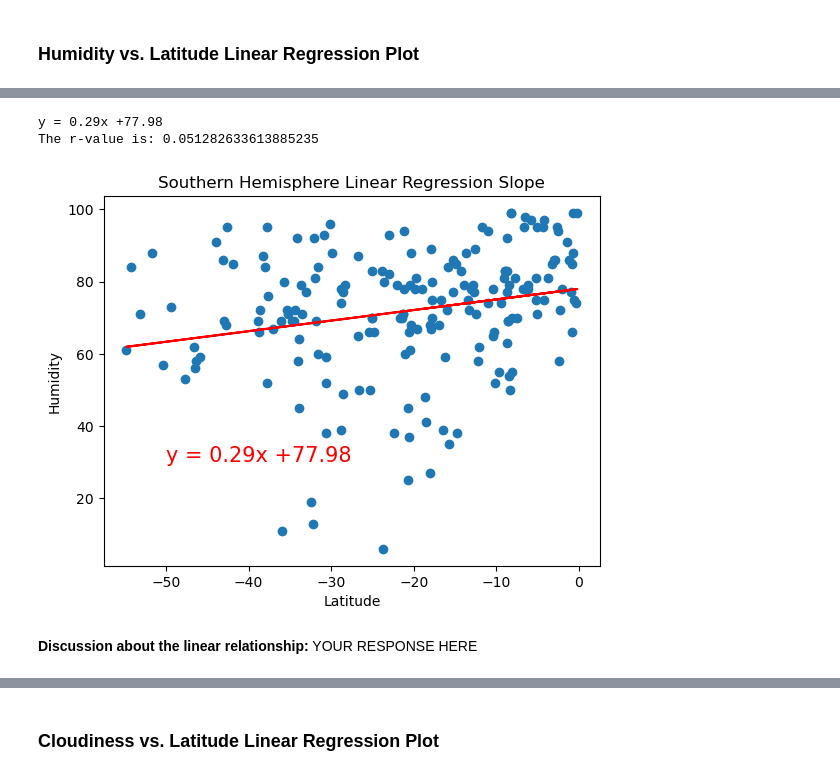
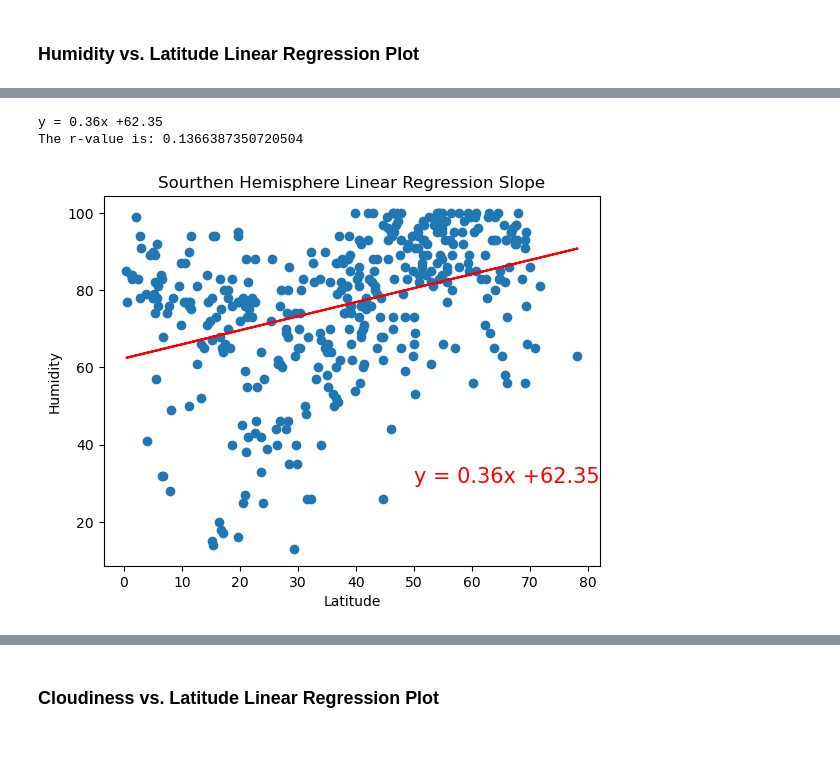
Before and after one commit to AlanBigData/python-api-challenge, a Jupyter notebook: api_prj_files/WeatherPy-alan2.ipynb, the cells around one changed output, grey strips where cells are left out. Saved outputs shown, nothing was run; the diff lists cells and outputs as text; code cells hidden in the pictures; blank space fills up the shorter version.

```diff
--- a/api_prj_files/WeatherPy-alan2.ipynb
+++ b/api_prj_files/WeatherPy-alan2.ipynb
@@ -529,38 +392,6 @@ The r-value is: 0.1536016753494128
-# %%
-# Southern Hemisphere
-x_values = southern_hemi_df["Lat"]
-y_values = southern_hemi_df["Humidity"]
-(slope, intercept, rvalue, pvalue, stderr) = stats.linregress(x_values, y_values)
-
-regress_values = x_values * slope + intercept
-
-
-# Create Northern HF line equation string
-line_eq = "y = " + str(round(slope,2)) + "x +" + str(round(intercept,2))
-print(line_eq)
-
-# Linear regression on Southern Hemisphere
-# Create Plot
-x_values = southern_hemi_df["Lat"]
-y_values = southern_hemi_df["Humidity"]
-(slope, intercept, rvalue, pvalue, stderr) = stats.linregress(x_values, y_values)
-plt.scatter(x_values,y_values)
-plt.plot(x_values,regress_values,"r-")
-
-# Label plot and annotate the line equation
-plt.title("Southern Hemisphere Linear Regression Slope")
-plt.xlabel('Latitude')
-plt.ylabel('Humidity')
-plt.annotate(line_eq,(-50,30),fontsize=15,color="red")
-
-# Print r value
-print(f"The r-value is: {rvalue**2}")
-
-# Show plot
-plt.show()
-# %% [output]
-y = 0.29x +77.98
-The r-value is: 0.051282633613885235
-[figure, removed]
-# %% [markdown]
-**Discussion about the linear relationship:** YOUR RESPONSE HERE
+# %%
+liner_regression_plts(northern_hemi_df['Lat'], northern_hemi_df['Humidity'], "Humidity",(50,30),"Sourthen Hemisphere Linear Regression Slope")
+# %% [output]
+y = 0.36x +62.35
+The r-value is: 0.1366387350720504
+[figure, added]
```
Also changed, not shown: parts of 42 cells of this notebook.
